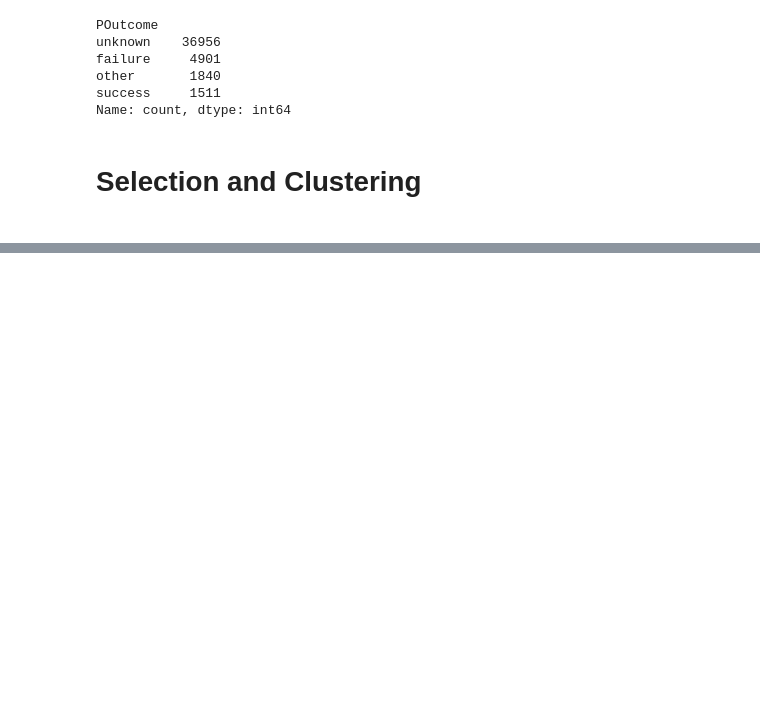
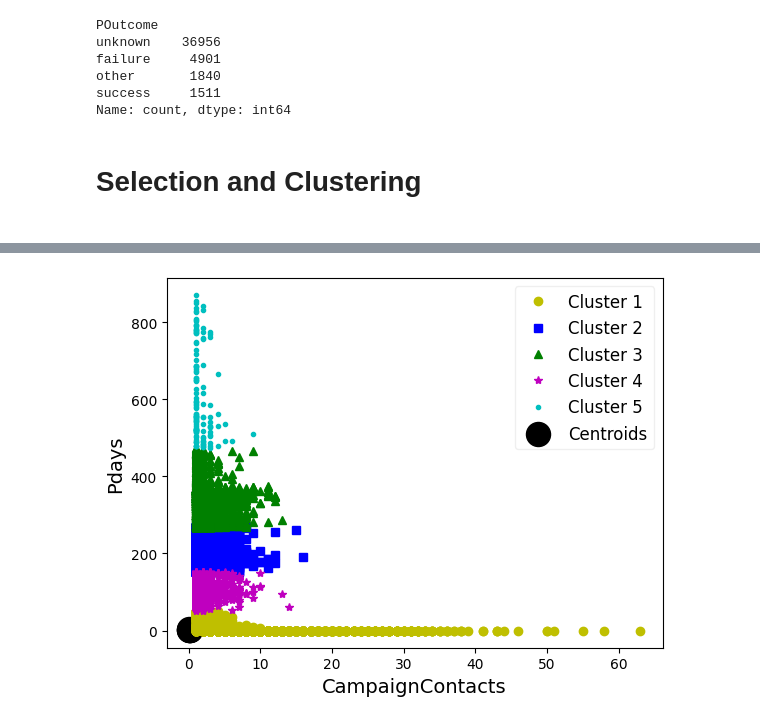
Before and after one commit to thaladikary/ml-assignment-1, a Jupyter notebook: Assignment1.ipynb, the cells around one changed output, grey strips where cells are left out. Drawn from its saved outputs; the diff is of its cells as text; code cells hidden in the pictures; blank space fills up the shorter version.

```diff
--- a/Assignment1.ipynb
+++ b/Assignment1.ipynb
@@ -446,0 +552,16 @@ SyntaxError: incomplete input (1316188509.py, line 6)
+# %%
+plt.plot(X1[y_pred==0, 1], X1[y_pred==0, 2], "yo", label="Cluster 1")
+plt.plot(X1[y_pred==1, 1], X1[y_pred==1, 2], "bs", label="Cluster 2")
+plt.plot(X1[y_pred==2, 1], X1[y_pred==2, 2], "g^", label="Cluster 3")
+plt.plot(X1[y_pred==3, 1], X1[y_pred==3, 2], "m*", label="Cluster 4")
+plt.plot(X1[y_pred==4, 1], X1[y_pred==4, 2], "c.", label="Cluster 5")
+#plt.plot(X1[y_pred==5, 1], X1[y_pred==5, 0], "r>", label="Cluster 6")
+
+plt.scatter(kmeans.cluster_centers_[:, 0], kmeans.cluster_centers_[:, 1], s=300, c='Black', marker ='o', label='Centroids')
+
+plt.xlabel("CampaignContacts", fontsize=14)
+plt.ylabel("Pdays", fontsize=14)
+plt.legend(loc="upper right", fontsize=12, fancybox=True, framealpha=0.3)
+plt.show()
+# %% [output]
+[figure, added]
```
Also changed, not shown: parts of 13 cells of this notebook, 2 other files.
